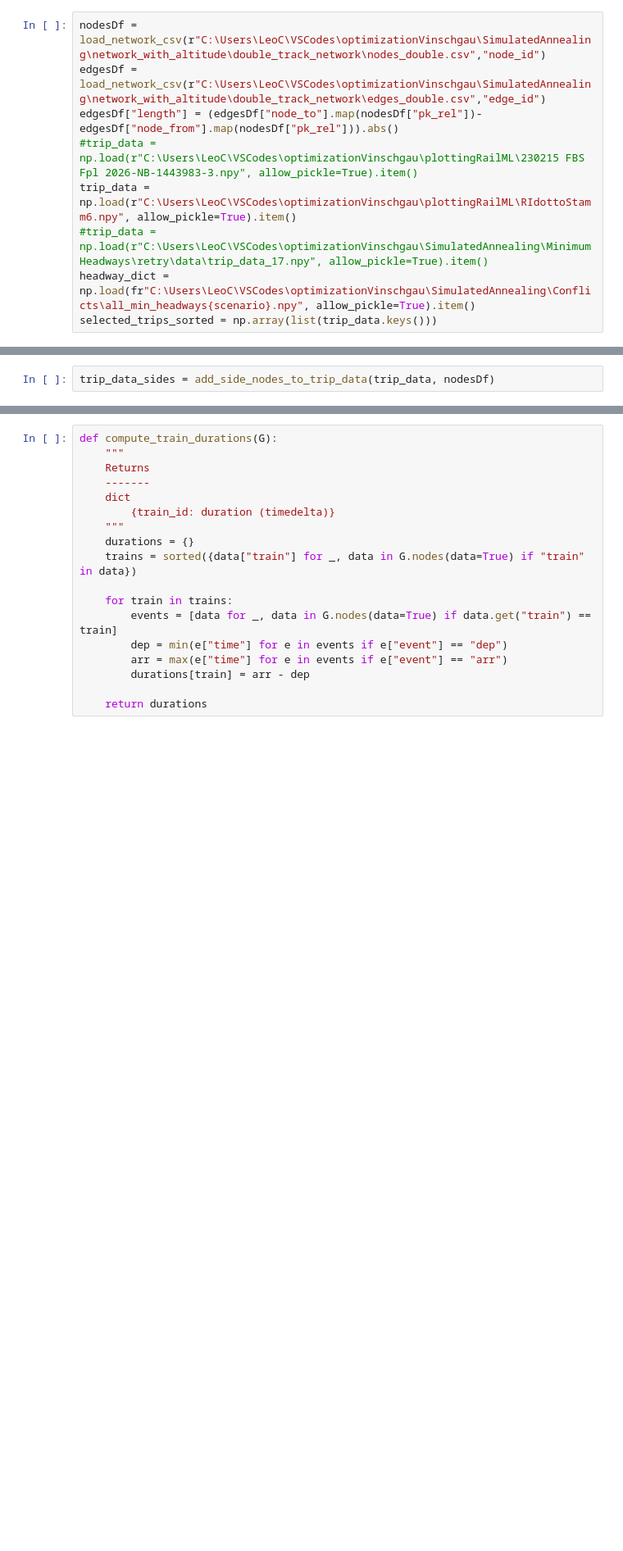
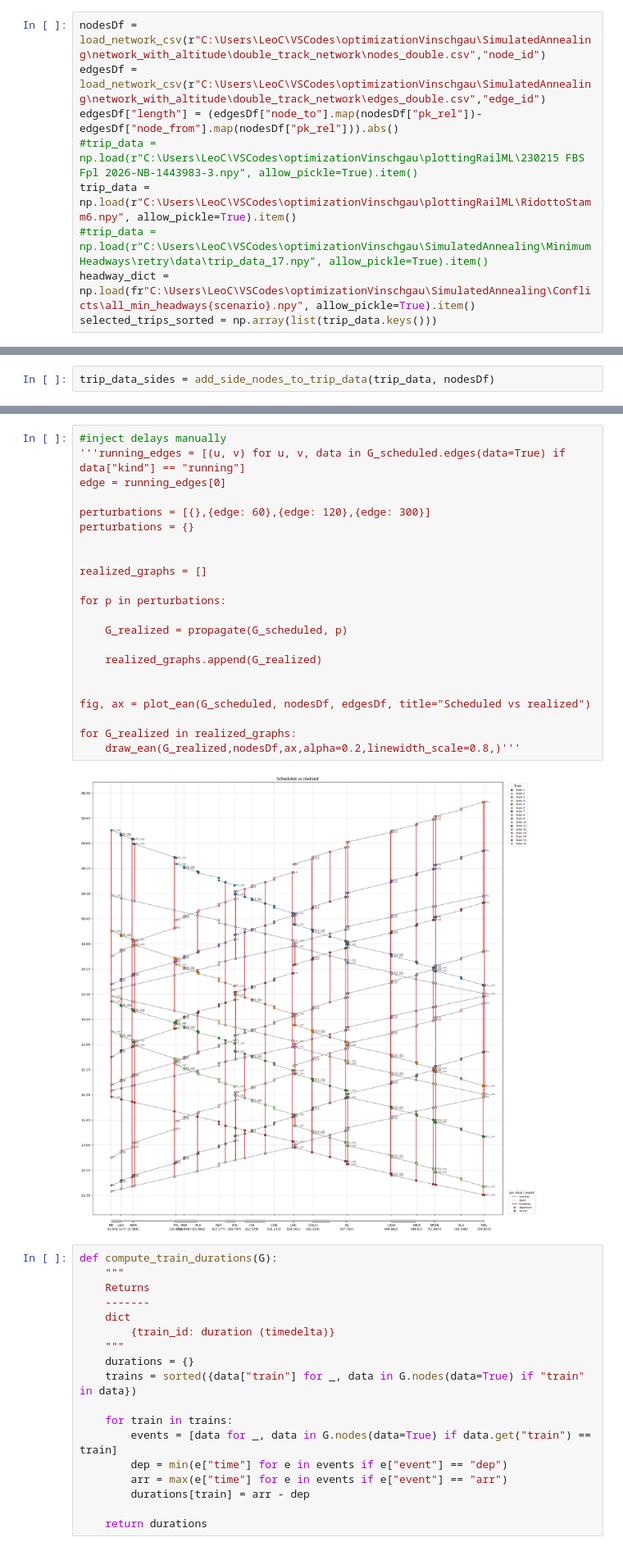
Before and after one commit to pepedigitale/infrastructuredesign, a Jupyter notebook: EAN/test_synthetic_realNetwork.ipynb, the cells around one changed output, grey strips where cells are left out. Shown at 82% size. Cells and saved outputs as stored; diff of their text form; blank space fills up the shorter version.

```diff
--- a/EAN/test_synthetic_realNetwork.ipynb
+++ b/EAN/test_synthetic_realNetwork.ipynb
@@ -83,7 +83,7 @@ nodesDf = load_network_csv(r"C:\Users\LeoC\VSCodes\optimizationVinschgau\Simulat
 edgesDf = load_network_csv(r"C:\Users\LeoC\VSCodes\optimizationVinschgau\SimulatedAnnealing\network_with_altitude\double_track_network\edges_double.csv","edge_id")
 edgesDf["length"] = (edgesDf["node_to"].map(nodesDf["pk_rel"])- edgesDf["node_from"].map(nodesDf["pk_rel"])).abs()
 #trip_data = np.load(r"C:\Users\LeoC\VSCodes\optimizationVinschgau\plottingRailML\230215 FBS Fpl 2026-NB-1443983-3.npy", allow_pickle=True).item()
-trip_data = np.load(r"C:\Users\LeoC\VSCodes\optimizationVinschgau\plottingRailML\RIdottoStamm6.npy", allow_pickle=True).item()
+trip_data = np.load(r"C:\Users\LeoC\VSCodes\optimizationVinschgau\plottingRailML\RidottoStamm6.npy", allow_pickle=True).item()
 #trip_data = np.load(r"C:\Users\LeoC\VSCodes\optimizationVinschgau\SimulatedAnnealing\MinimumHeadways\retry\data\trip_data_17.npy", allow_pickle=True).item()
 headway_dict = np.load(fr"C:\Users\LeoC\VSCodes\optimizationVinschgau\SimulatedAnnealing\Conflicts\all_min_headways{scenario}.npy", allow_pickle=True).item()
 selected_trips_sorted = np.array(list(trip_data.keys()))
@@ -286,3 +434,27 @@ for G_realized in realized_graphs:
+# %%
+#inject delays manually
+'''running_edges = [(u, v) for u, v, data in G_scheduled.edges(data=True) if data["kind"] == "running"]
+edge = running_edges[0]
+
+perturbations = [{},{edge: 60},{edge: 120},{edge: 300}]
+perturbations = {}
+
+
+realized_graphs = []
+
+for p in perturbations:
+
+    G_realized = propagate(G_scheduled, p)
+
+    realized_graphs.append(G_realized)
+
+
+fig, ax = plot_ean(G_scheduled, nodesDf, edgesDf, title="Scheduled vs realized")
+
+for G_realized in realized_graphs:
+    draw_ean(G_realized,nodesDf,ax,alpha=0.2,linewidth_scale=0.8,)'''
+# %% [output]
+[figure, added]
 # %%
 def compute_train_durations(G):
     """
```
Also changed, not shown: parts of 10 cells of this notebook, 9 other files.
